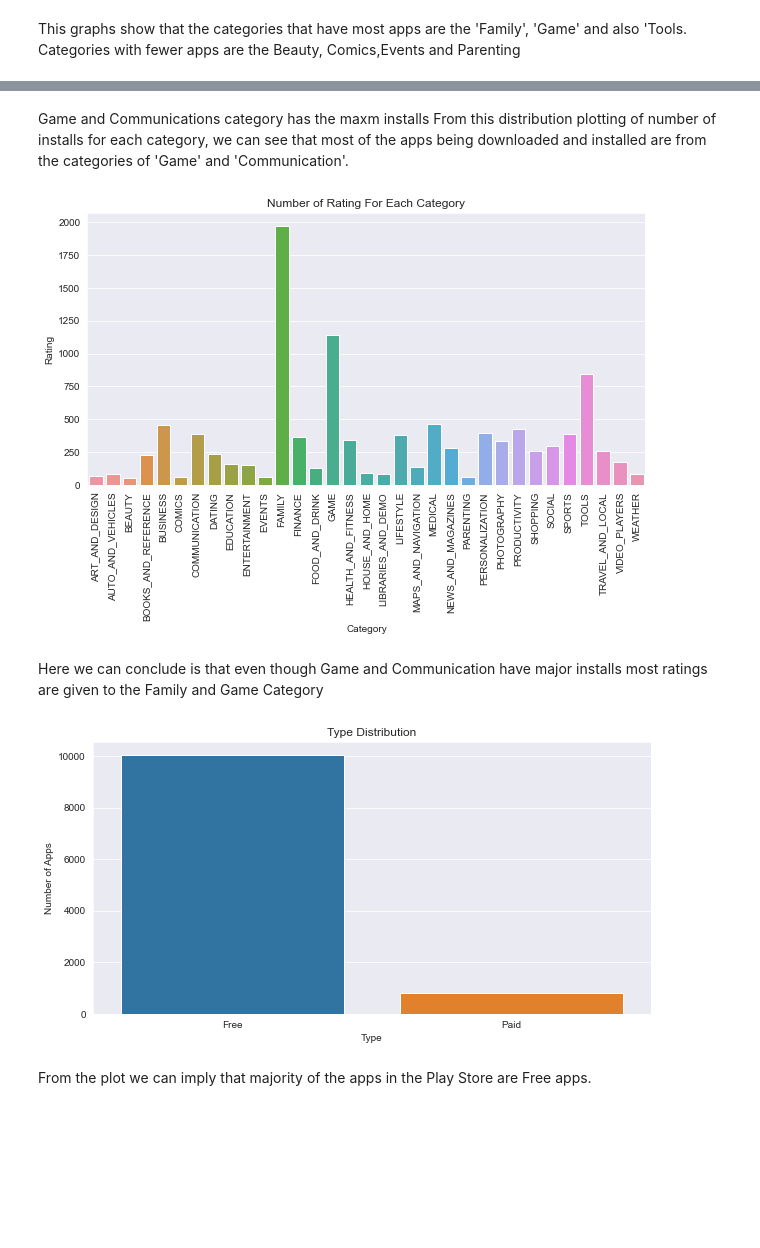
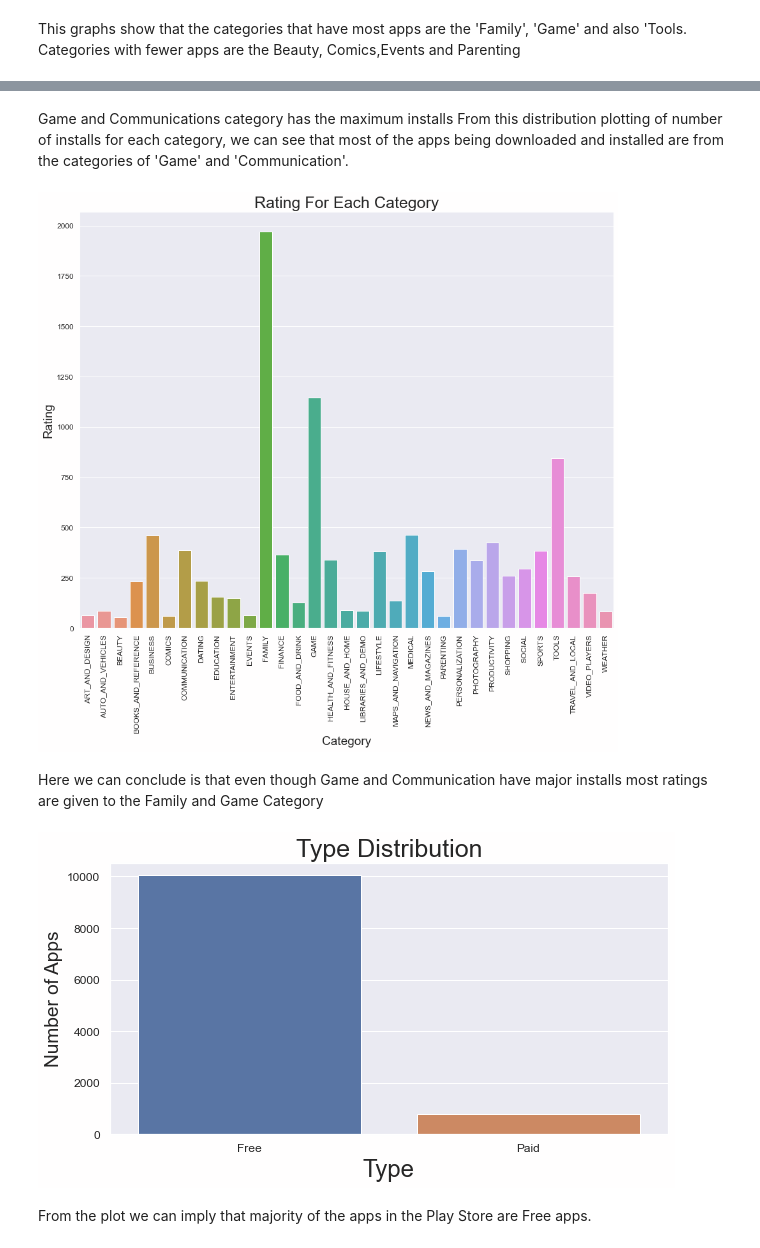
Before and after one commit to Omkar-184/Exploratory_Data_Analysis, a Jupyter notebook: Play_Store_App_Analysis/PlayStoreAnalysis.ipynb, the cells around one changed output, grey strips where cells are left out. Drawn from its saved outputs; the diff is of its cells as text; code cells hidden in the pictures; blank space fills up the shorter version.

```diff
--- a/Play_Store_App_Analysis/PlayStoreAnalysis.ipynb
+++ b/Play_Store_App_Analysis/PlayStoreAnalysis.ipynb
@@ -292,0 +253,7 @@ plt.show()
+# %%
+# Setting the Parameters for plots
+sns.set_style('darkgrid')
+plt.rcParams['font.size'] = 8
+plt.rcParams['figure.figsize'] = (15, 12)
+sns.set(font_scale=2)
+plt.rcParams['figure.facecolor'] = '#80050001'
@@ -312,21 +301,24 @@ plt.show()
 # %% [markdown]
-Game and Communications category has the maxm installs
+Game and Communications category has the maximum installs
 From this distribution plotting of number of installs for each category, we can see that most of the apps
 being downloaded and installed are from the categories of 'Game' and 'Communication'.
 # %%
 #3. Find the catgory with most ratings
 categories = data.groupby('Category')
 category_rating_sum_df = categories[['Rating']].count()
-category_rating_sum_df = category_rating_sum_df.reset_index()  # to convert groupby object into dataframe
+category_rating_sum_df = category_rating_sum_df.reset_index()
 
-plt.figure(figsize=(10, 5))
+
 sns.barplot(x='Category', y='Rating', data=category_rating_sum_df)
 plt.xticks(rotation=90)
-plt.ylabel('Rating')
-plt.title('Rating For Each Category')
+plt.ylabel('Rating',fontsize = 19)
+plt.xlabel("Category", fontsize = 19)
+plt.xticks(fontsize=12)
+plt.yticks(fontsize=12)
+plt.title('Rating For Each Category', fontsize = 25)
 plt.show()
 # %% [output]
-[figure, old version]
+[figure, new version]
 # %% [markdown]
 Here we can conclude is that even though Game and Communication have major installs
 most ratings are given to the Family and Game Category
@@ -335,11 +327,14 @@ most ratings are given to the Family and Game Category
 
 plt.figure(figsize=(10, 5))
 sns.countplot(data['Type'])
-plt.title('Type Distribution')
-plt.ylabel('Number of Apps')
+plt.title('Type Distribution', fontsize = 25)
+plt.ylabel('Type',fontsize = 19)
+plt.ylabel('Number of Apps',fontsize = 19)
+plt.xticks(fontsize = 12)
+plt.yticks(fontsize = 12)
 plt.show()
 # %% [output]
-[figure, old version]
+[figure, new version]
 # %% [markdown]
 From the plot we can imply that majority of the apps in the Play Store are Free apps.
 # %%
```
Also changed, not shown: parts of 35 cells of this notebook.
